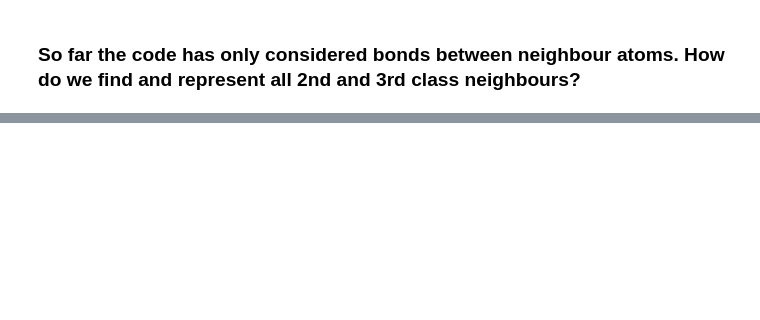
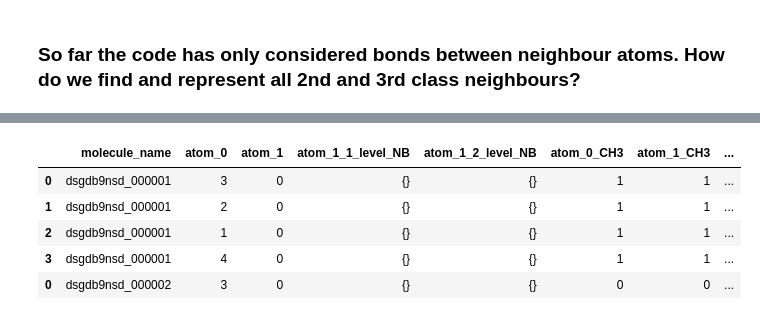
Before and after one commit to johngreibelarsen/predicting-molecular-properties, a Jupyter notebook: basic_feature_engineering_v6.ipynb, the cells around one changed output, grey strips where cells are left out. Saved outputs shown, nothing was run; the diff lists cells and outputs as text; code cells hidden in the pictures; blank space fills up the shorter version.

```diff
--- a/basic_feature_engineering_v6.ipynb
+++ b/basic_feature_engineering_v6.ipynb
@@ -815,0 +800,18 @@ neighbour_df.head(25)
+# %%
+# find the molecule names
+
+molecule_name_list = train['molecule_name'].unique()
+# %%
+dfs = []
+
+counter = 0
+for mol_name in molecule_name_list:
+    mol_attributes_map = describe_molecule_neighbours(mol_name)
+    df = create_molecule_neighbours_df(mol_attributes_map)
+    dfs.append(df)
+
+    counter += 1
+    if counter % 5000 == 0:
+        print(f'Have now processed {counter} molecules.')
+
+merged = pd.concat(dfs)
@@ -815,0 +836,9 @@ neighbour_df.head(25)
+# %%
+merged.head()
+# %% [output]
+|  | molecule_name | atom_0 | atom_1 | atom_1_1_level_NB | atom_1_2_level_NB | atom_0_CH3 | atom_1_CH3 | ... |
+| 0 | dsgdb9nsd_000001 | 3 | 0 | {} | {} | 1 | 1 | ... |
+| 1 | dsgdb9nsd_000001 | 2 | 0 | {} | {} | 1 | 1 | ... |
+| 2 | dsgdb9nsd_000001 | 1 | 0 | {} | {} | 1 | 1 | ... |
+| 3 | dsgdb9nsd_000001 | 4 | 0 | {} | {} | 1 | 1 | ... |
+| 0 | dsgdb9nsd_000002 | 3 | 0 | {} | {} | 0 | 0 | ... |
```
Also changed, not shown: parts of 6 cells of this notebook.
